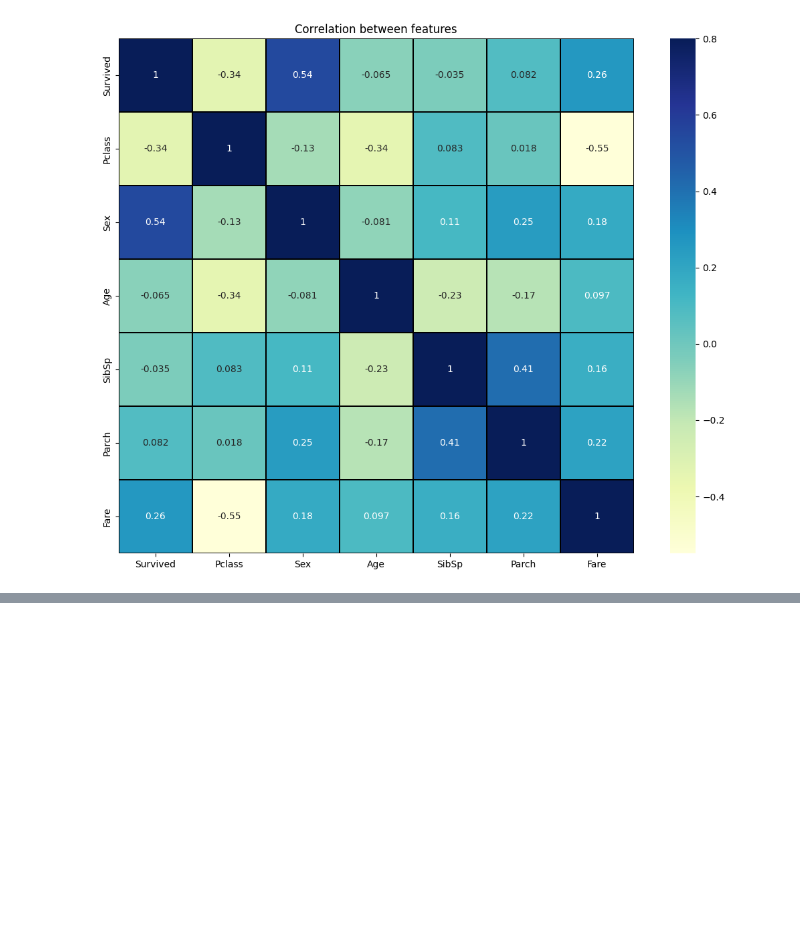
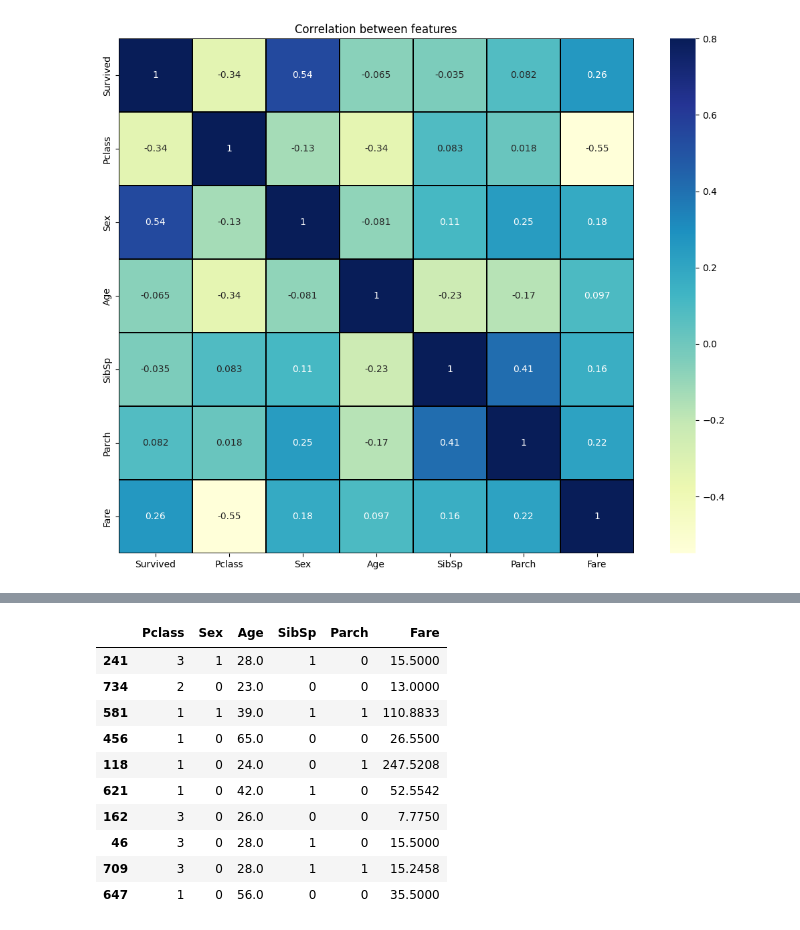
Before and after one commit to Godawela/CodeAlphaTasks, a Jupyter notebook: Titanic.ipynb, the cells around one changed output, grey strips where cells are left out. Drawn from its saved outputs; the diff is of its cells as text; code cells hidden in the pictures; blank space fills up the shorter version.

```diff
--- a/Titanic.ipynb
+++ b/Titanic.ipynb
@@ -410,0 +470,14 @@ plt.show()
+# %%
+X_train.head(10)
+# %% [output]
+|  | Pclass | Sex | Age | SibSp | Parch | Fare |
+| 241 | 3 | 1 | 28.0 | 1 | 0 | 15.5000 |
+| 734 | 2 | 0 | 23.0 | 0 | 0 | 13.0000 |
+| 581 | 1 | 1 | 39.0 | 1 | 1 | 110.8833 |
+| 456 | 1 | 0 | 65.0 | 0 | 0 | 26.5500 |
+| 118 | 1 | 0 | 24.0 | 0 | 1 | 247.5208 |
+| 621 | 1 | 0 | 42.0 | 1 | 0 | 52.5542 |
+| 162 | 3 | 0 | 26.0 | 0 | 0 | 7.7750 |
+| 46 | 3 | 0 | 28.0 | 1 | 0 | 15.5000 |
+| 709 | 3 | 0 | 28.0 | 1 | 1 | 15.2458 |
+| 647 | 1 | 0 | 56.0 | 0 | 0 | 35.5000 |
```
Also changed, not shown: parts of 22 cells of this notebook.
